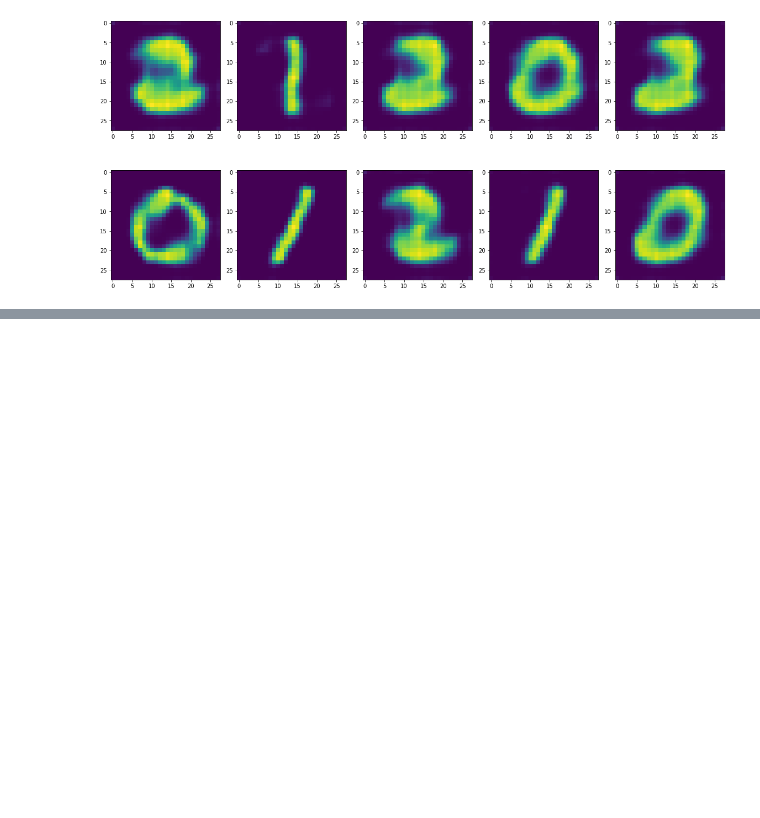
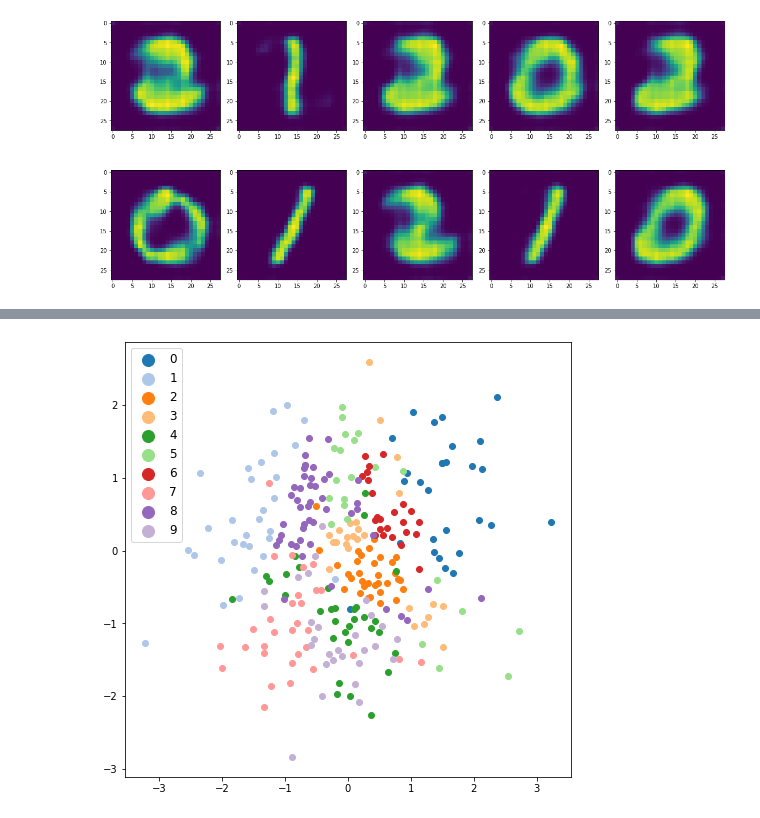
Before and after one commit to XiaoranHao/CoopCommAsInfoVAE, a Jupyter notebook: InfoVAE_EOT.ipynb, the cells around one changed output, grey strips where cells are left out. Saved outputs shown, nothing was run; the diff lists cells and outputs as text; code cells hidden in the pictures; blank space fills up the shorter version.

```diff
--- a/InfoVAE_EOT.ipynb
+++ b/InfoVAE_EOT.ipynb
@@ -424,0 +519,16 @@ plt.show()
+# %%
+z_ = z_.cpu()
+
+cmap = cm.get_cmap('tab20')
+fig, ax = plt.subplots(figsize=(8,8))
+num_categories = 10
+for lab in range(num_categories):
+    indices = target==lab
+    ax.scatter(z_[indices,0],z_[indices,1], c=np.array(cmap(lab)).reshape(1,4), label = lab ,alpha=1)
+ax.legend(fontsize='large', markerscale=2)
+plt.show()
+
+# n_samples = 600
+# semi-dual sgd
+# %% [output]
+[figure, added]
```
Also changed, not shown: parts of 42 cells of this notebook, 5 other files.
